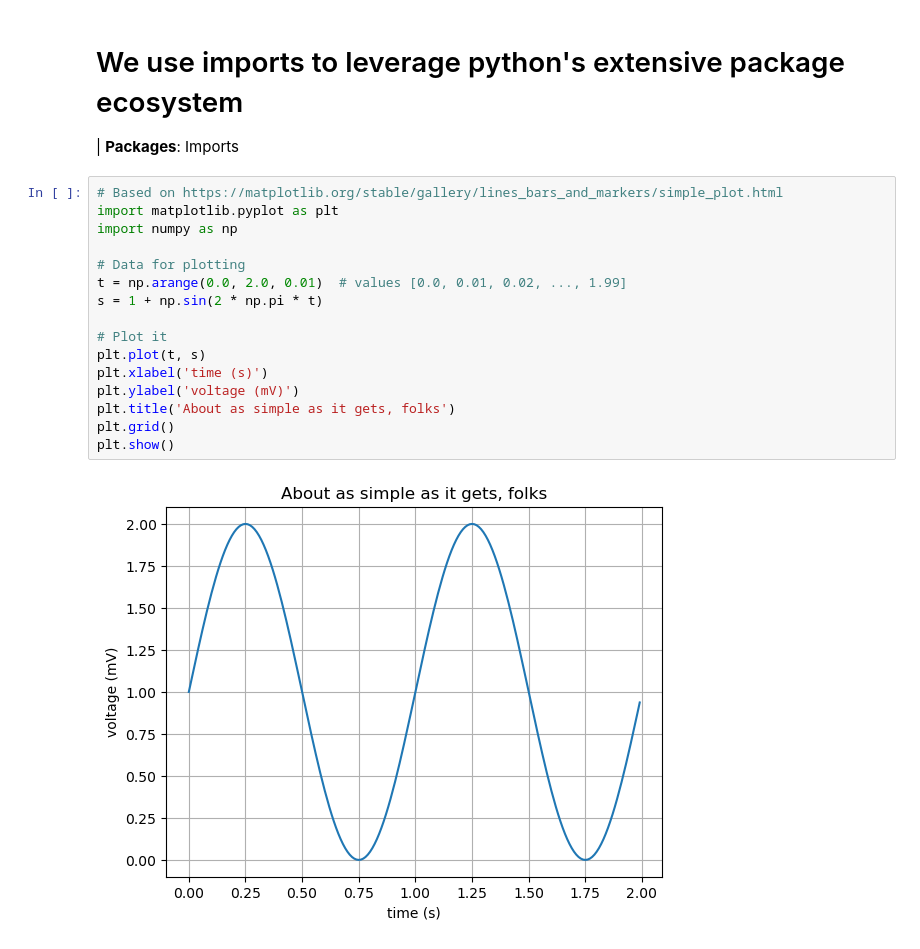
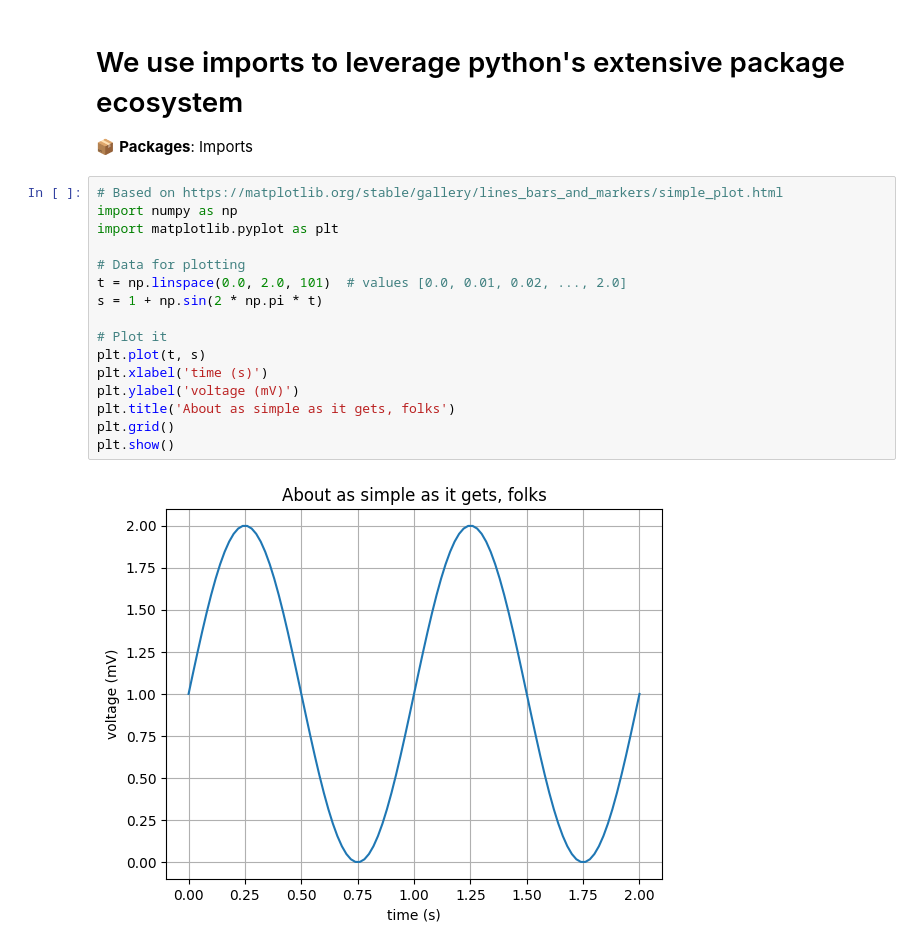
Before and after one commit to brown-ccv/ccv-bootcamp-python-2023, a Jupyter notebook: notebooks/0.0-jgh-project-setup.ipynb, the cells around one changed output. Saved outputs shown, nothing was run; the diff lists cells and outputs as text.

```diff
--- a/notebooks/0.0-jgh-project-setup.ipynb
+++ b/notebooks/0.0-jgh-project-setup.ipynb
@@ -35,22 +36,22 @@ Python packages provide functionality beyond the standard library, e.g.:
 You need a **package manager** like to resolve dependencies and find packages.
 # %% [markdown]
 # We use imports to leverage python's extensive package ecosystem
-| **Packages**: Imports
+📦 **Packages**: Imports
 # %%
 # Based on https://matplotlib.org/stable/gallery/lines_bars_and_markers/simple_plot.html
+import numpy as np
 import matplotlib.pyplot as plt
-import numpy as np
 
 # Data for plotting
-t = np.arange(0.0, 2.0, 0.01)  # values [0.0, 0.01, 0.02, ..., 1.99]
+t = np.linspace(0.0, 2.0, 101)  # values [0.0, 0.01, 0.02, ..., 2.0]
 s = 1 + np.sin(2 * np.pi * t)
 
 # Plot it
 plt.plot(t, s)
 plt.xlabel('time (s)')
 plt.ylabel('voltage (mV)')
 plt.title('About as simple as it gets, folks')
 plt.grid()
 plt.show()
 # %% [output]
-[figure, old version]
+[figure, new version]
```
Also changed, not shown: parts of 15 cells of this notebook.
